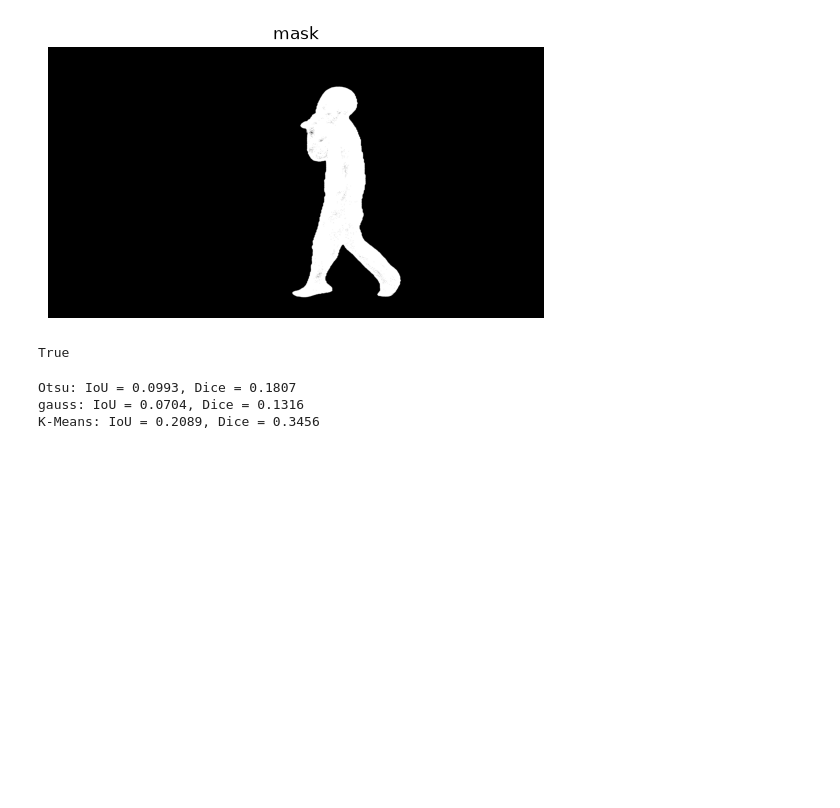
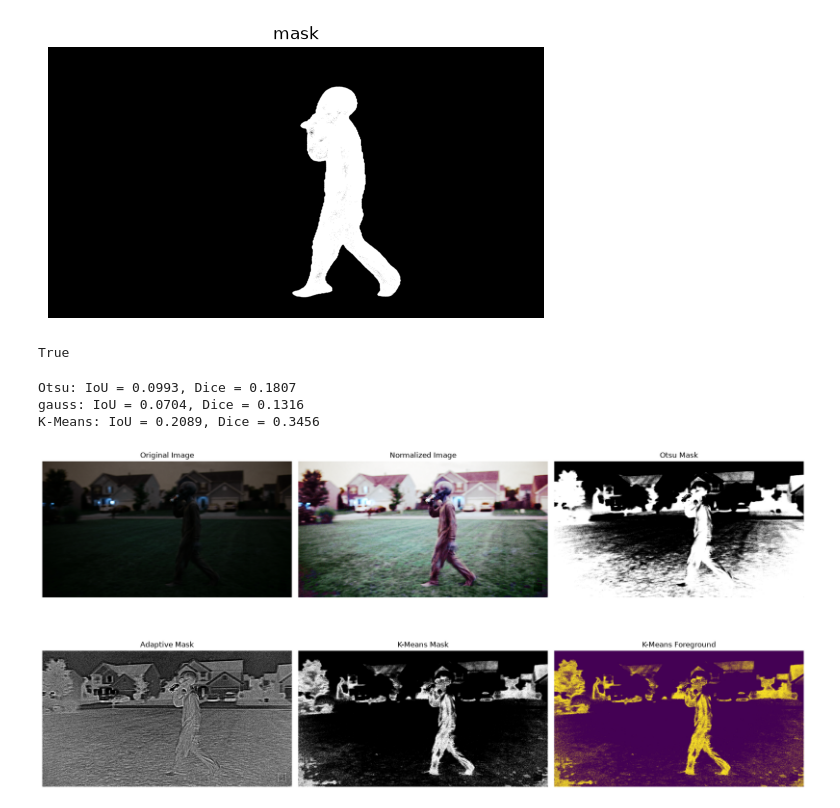
Before and after one commit to lastrod1/MinhTran-CS898BA-Project1, a Jupyter notebook: Homework/HW2.ipynb, the cells around one changed output. Cells and saved outputs as stored; diff of their text form; code cells hidden in the pictures; blank space fills up the shorter version.

Commit message:
Added Plot and updated README for HW2

```diff
--- a/Homework/HW2.ipynb
+++ b/Homework/HW2.ipynb
@@ -131,3 +131,45 @@ print(f"K-Means: IoU = {iou:.4f}, Dice = {dice:.4f}")
 Otsu: IoU = 0.0993, Dice = 0.1807
 gauss: IoU = 0.0704, Dice = 0.1316
 K-Means: IoU = 0.2089, Dice = 0.3456
+# %%
+# PLot
+import cv2 as cv
+import matplotlib.pyplot as plt
+
+original = cv.imread("./Part2_Pictures/HW1_IMG_CS898BA.png", cv.COLOR_BGR2RGB)
+normalized = cv.imread("./Hw2_Pictures/normalized.png", cv.COLOR_BGR2RGB)
+otsu = cv.imread("./Hw2_Pictures/OtsuGlobalThresholding.png", cv.COLOR_BGR2RGB)
+gauss = cv.imread("./Hw2_Pictures/AdaptiveThresholding.png", cv.COLOR_BGR2RGB)
+kmeans = cv.imread("./Hw2_Pictures/Kmeans_mask.png", cv.COLOR_BGR2RGB)
+
+fig, axes = plt.subplots(2, 3, figsize=(18, 10))
+
+axes[0, 0].imshow(original)
+axes[0, 0].set_title("Original Image")
+axes[0, 0].axis('off')
+
+axes[0, 1].imshow(normalized)
+axes[0, 1].set_title("Normalized Image")
+axes[0, 1].axis('off')
+
+axes[0, 2].imshow(otsu, cmap='gray')
+axes[0, 2].set_title("Otsu Mask")
+axes[0, 2].axis('off')
+
+axes[1, 0].imshow(gauss, cmap='gray')
+axes[1, 0].set_title("Adaptive Mask")
+axes[1, 0].axis('off')
+
+axes[1, 1].imshow(kmeans, cmap='gray')
+axes[1, 1].set_title("K-Means Mask")
+axes[1, 1].axis('off')
+
+axes[1, 2].imshow(kmeans)
+axes[1, 2].set_title("K-Means Foreground")
+axes[1, 2].axis('off')
+
+plt.tight_layout()
+plt.savefig("./Hw2_Pictures/comparison_plot.png", dpi=150, bbox_inches='tight')
+plt.show()
+# %% [output]
+[figure, added]
```
Also changed, not shown: parts of 1 cell of this notebook, 2 other files.
